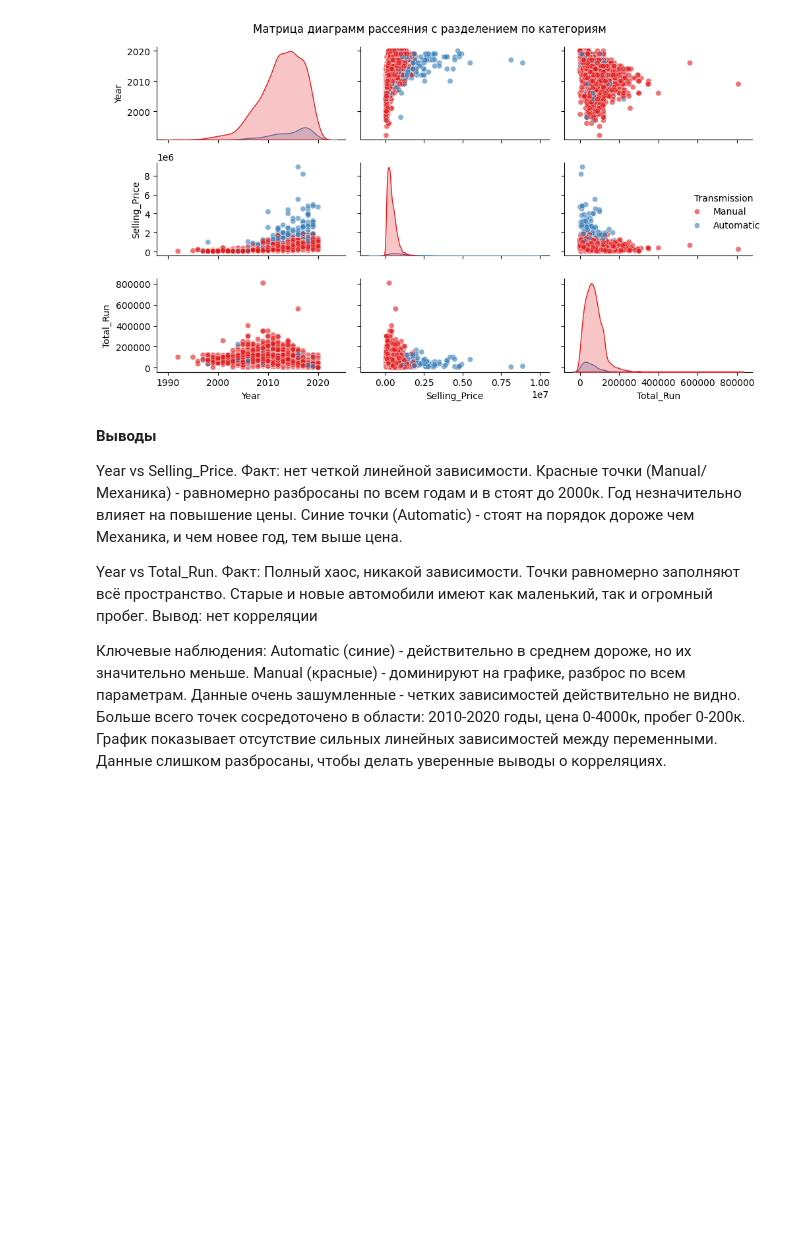
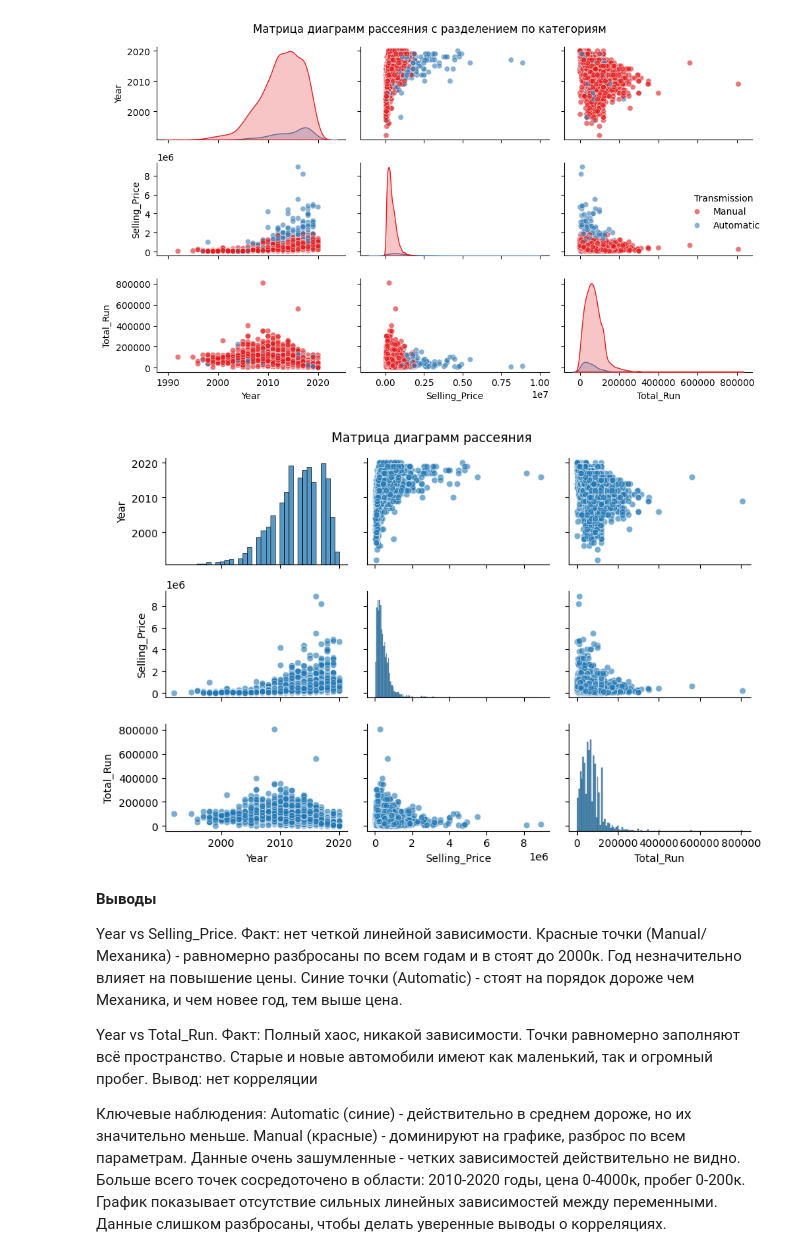
Before and after one commit to witcher770/sem_5_data_analiz, a Jupyter notebook: ЛР2_Уряшов_14.ipynb, the cells around one changed output. Cells and saved outputs as stored; diff of their text form; code cells hidden in the pictures; blank space fills up the shorter version.

```diff
--- a/ЛР2_Уряшов_14.ipynb
+++ b/ЛР2_Уряшов_14.ipynb
@@ -263,6 +263,17 @@ plt.tight_layout() # автоматически подбирает отступ
 plt.show()
 # %% [output]
 [figure]
+# %%
+num_cols = ['Year', 'Selling_Price', 'Total_Run']
+sns.pairplot(df[num_cols],
+             plot_kws={'alpha': 0.6}, #делает точки полупрозрачными, чтобы лучше различались плотные скопления.
+             height=2,      # уменьшает размер каждого подграфика (по умолчанию 2.5)
+             aspect=1.5)    # отношение ширины к высоте
+plt.suptitle('Матрица диаграмм рассеяния')
+plt.tight_layout() # автоматически подбирает отступы между графиками
+plt.show()
+# %% [output]
+[figure, added]
 # %% [markdown]
 **Выводы**
 
```
Also changed, not shown: parts of 6 cells of this notebook.
